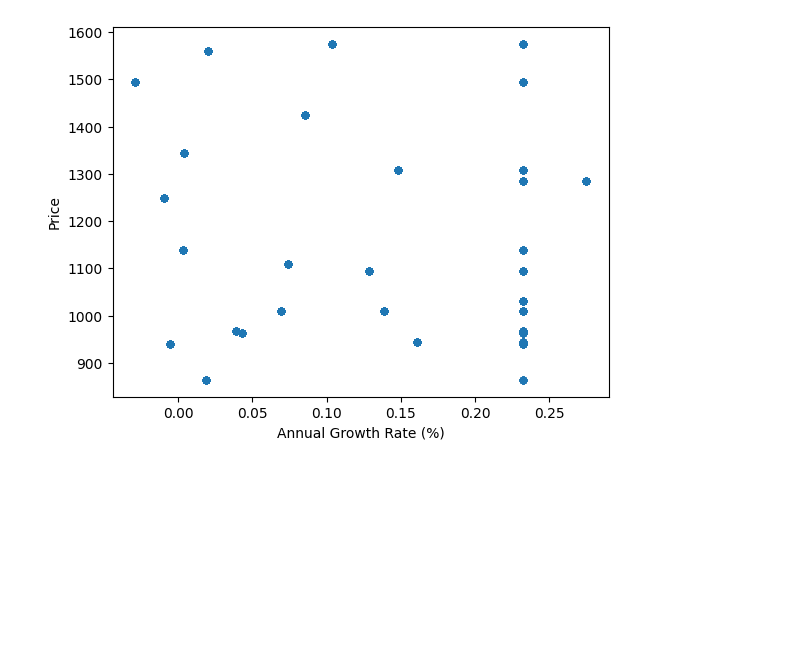
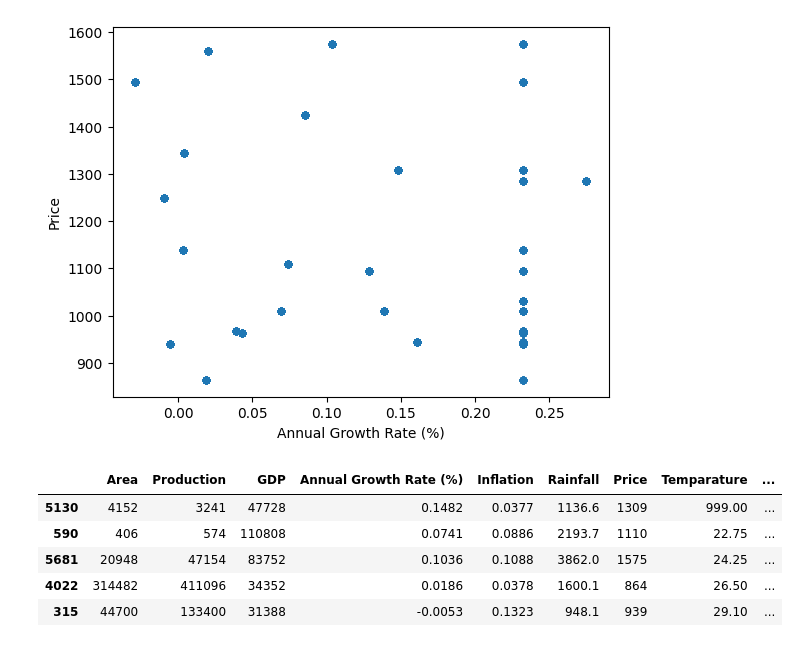
Before and after one commit to AbhiramChandra111/CROP-PRICE-PREDICTION, a Jupyter notebook: MINI_PROJECT.ipynb, the cells around one changed output. Drawn from its saved outputs; the diff is of its cells as text; code cells hidden in the pictures; blank space fills up the shorter version.

```diff
--- a/MINI_PROJECT.ipynb
+++ b/MINI_PROJECT.ipynb
@@ -210,3 +210,14 @@ crop.plot(kind="scatter", x="Annual Growth Rate (%)", y="Price", alpha=0.8)
 # %% [output]
 <Axes: xlabel='Annual Growth Rate (%)', ylabel='Price'>
 [figure]
+# %%
+crop["prod"] = crop['Production']/crop['Area']
+# %%
+crop.head()
+# %% [output]
+|  | Area | Production | GDP | Annual Growth Rate (%) | Inflation | Rainfall | Price | Temparature | ... |
+| 5130 | 4152 | 3241 | 47728 | 0.1482 | 0.0377 | 1136.6 | 1309 | 999.00 | ... |
+| 590 | 406 | 574 | 110808 | 0.0741 | 0.0886 | 2193.7 | 1110 | 22.75 | ... |
+| 5681 | 20948 | 47154 | 83752 | 0.1036 | 0.1088 | 3862.0 | 1575 | 24.25 | ... |
+| 4022 | 314482 | 411096 | 34352 | 0.0186 | 0.0378 | 1600.1 | 864 | 26.50 | ... |
+| 315 | 44700 | 133400 | 31388 | -0.0053 | 0.1323 | 948.1 | 939 | 29.10 | ... |
```
Also changed, not shown: parts of 6 cells of this notebook.
